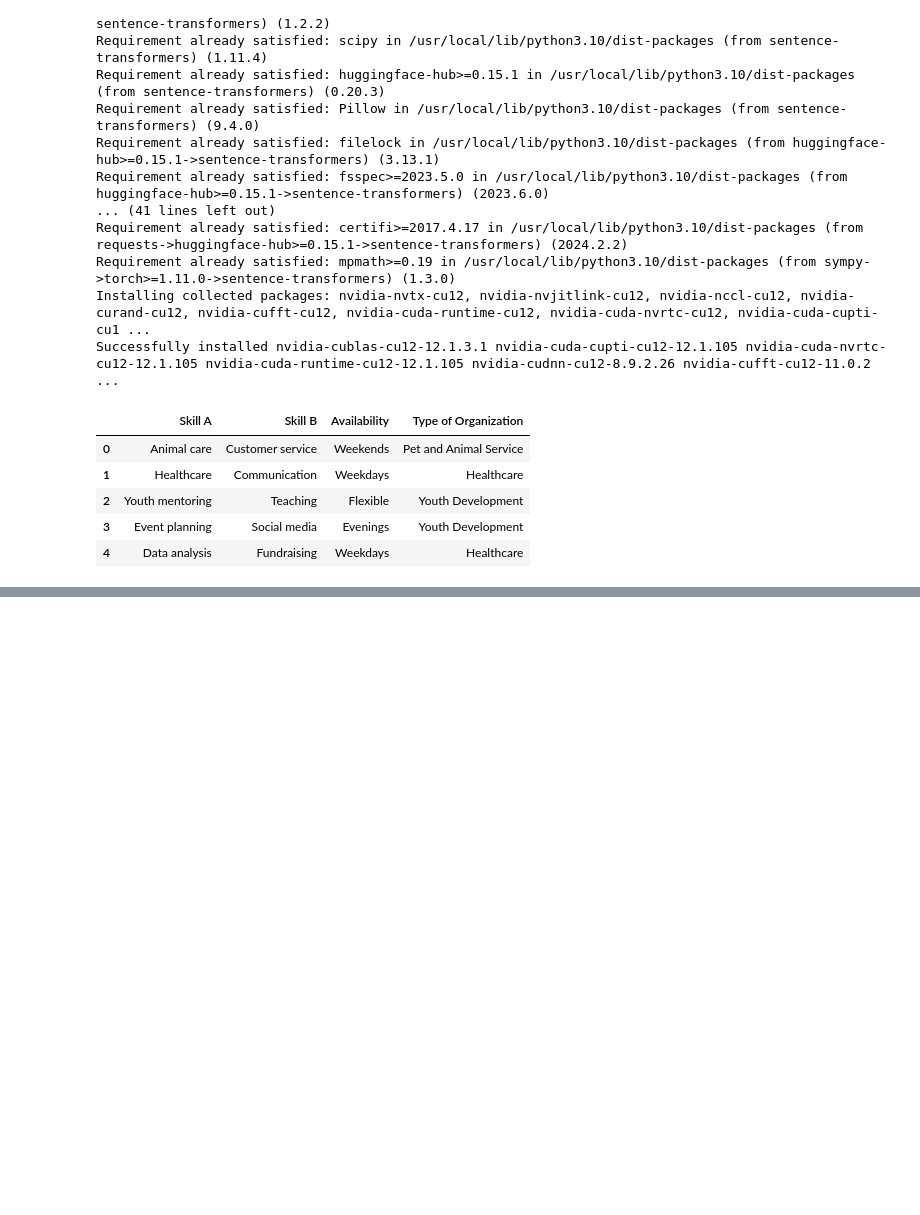
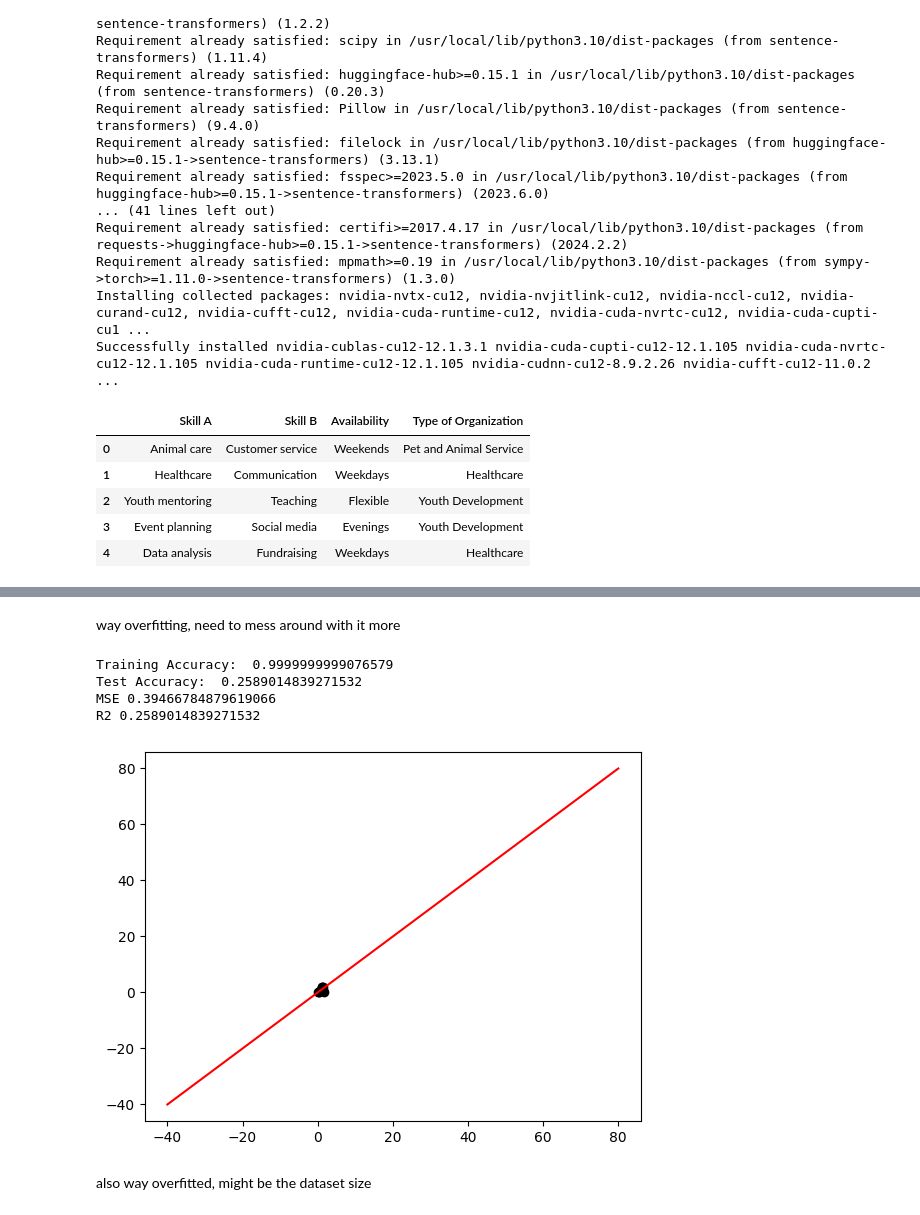
Before and after one commit to mikeriepe/amplifytasselapp, a Jupyter notebook: data_collection/volunteer.ipynb, the cells around one changed output, grey strips where cells are left out. Saved outputs shown, nothing was run; the diff lists cells and outputs as text; code cells hidden in the pictures; blank space fills up the shorter version.

Commit message:
used the sentence transformer, but dataset is too small so it's overfitting A LOT

```diff
--- a/data_collection/volunteer.ipynb
+++ b/data_collection/volunteer.ipynb
@@ -90,0 +125,35 @@ ValueError: Found input variables with inconsistent numbers of samples: [63, 3]
+# %% [markdown]
+way overfitting, need to mess around with it more
+# %%
+# polynomial regression
+from sklearn.preprocessing import PolynomialFeatures
+
+poly = PolynomialFeatures(2)
+X_train_poly = poly.fit_transform(X_train)
+X_test_poly = poly.fit_transform(X_test)
+
+regressor = LinearRegression()
+regressor.fit(X_train_poly, y_train)
+
+y_predict_poly = regressor.predict(X_test_poly)
+
+# graph comparison of train and test
+plt.scatter(y_predict_poly, y_test, color='black')
+x = np.linspace(-40, 80)
+plt.plot(x, x, color='red')
+
+# get accuracies
+print("Training Accuracy: ", regressor.score(X_train_poly, y_train))
+print("Test Accuracy: ", regressor.score(X_test_poly, y_test))
+
+# get metrics
+print('MSE', mean_squared_error(y_test, y_predict_poly))
+print('R2', r2_score(y_test, y_predict_poly))
+# %% [output]
+Training Accuracy:  0.9999999999076579
+Test Accuracy:  0.2589014839271532
+MSE 0.39466784879619066
+R2 0.2589014839271532
+[figure, added]
+# %% [markdown]
+also way overfitted, might be the dataset size
```
Also changed, not shown: parts of 8 cells of this notebook.
